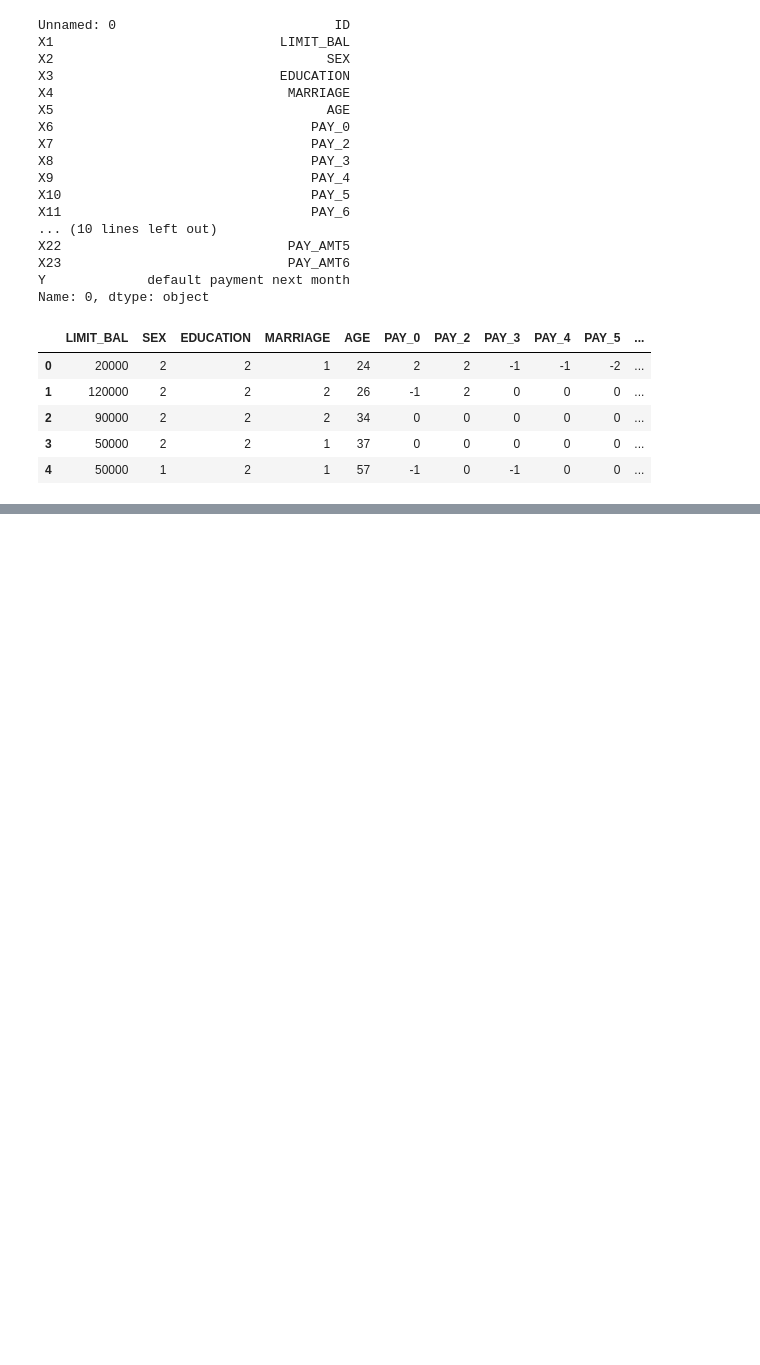
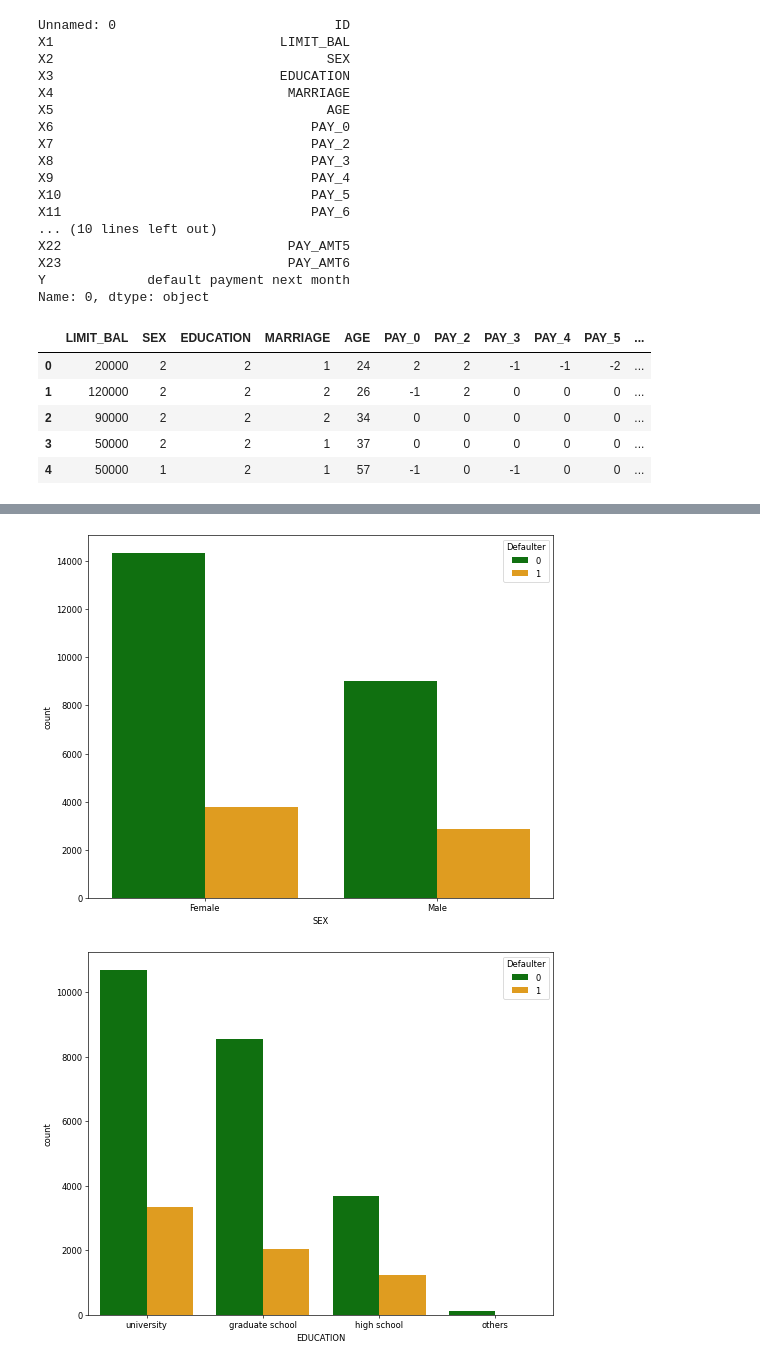
Before and after one commit to Aaryant31/Credit-Card-Default-Prediction, a Jupyter notebook: Rahul_kumar_soni_Credit_Card_Default_Prediction_Capstone_Project.ipynb, the cells around one changed output, grey strips where cells are left out. Cells and saved outputs as stored; diff of their text form; code cells hidden in the pictures; blank space fills up the shorter version.

```diff
--- a/Rahul_kumar_soni_Credit_Card_Default_Prediction_Capstone_Project.ipynb
+++ b/Rahul_kumar_soni_Credit_Card_Default_Prediction_Capstone_Project.ipynb
@@ -152,0 +190,5 @@ df.head()
+# %%
+categorical_features = ['SEX', 'EDUCATION', 'MARRIAGE']
+# %%
+df_cat = df[categorical_features]
+df_cat['Defaulter'] = df['default payment next month']
@@ -152,0 +227,5 @@ df.head()
+# %%
+#maping numerical value to categorical for easy understanding
+df_cat['SEX']=df_cat['SEX'].map({1:'Male',2:'Female'})
+df_cat['EDUCATION']=df_cat['EDUCATION'].map({1 : 'graduate school', 2 : 'university', 3 : 'high school', 4 : 'others'})
+df_cat['MARRIAGE']=df_cat['MARRIAGE'].map({1 : 'married', 2 : 'single', 3 : 'others'})
@@ -152,0 +241,8 @@ df.head()
+# %%
+for column_name in df_cat.columns[:-1]:
+  plt.figure(figsize=(10,8),dpi=60)
+  sns.countplot(x=column_name,data=df_cat,hue=df_cat.columns[-1],palette=["green",'orange'])
+  plt.show()
+# %% [output]
+[figure, added]
+[figure, added]
```
Also changed, not shown: parts of 11 cells of this notebook.
